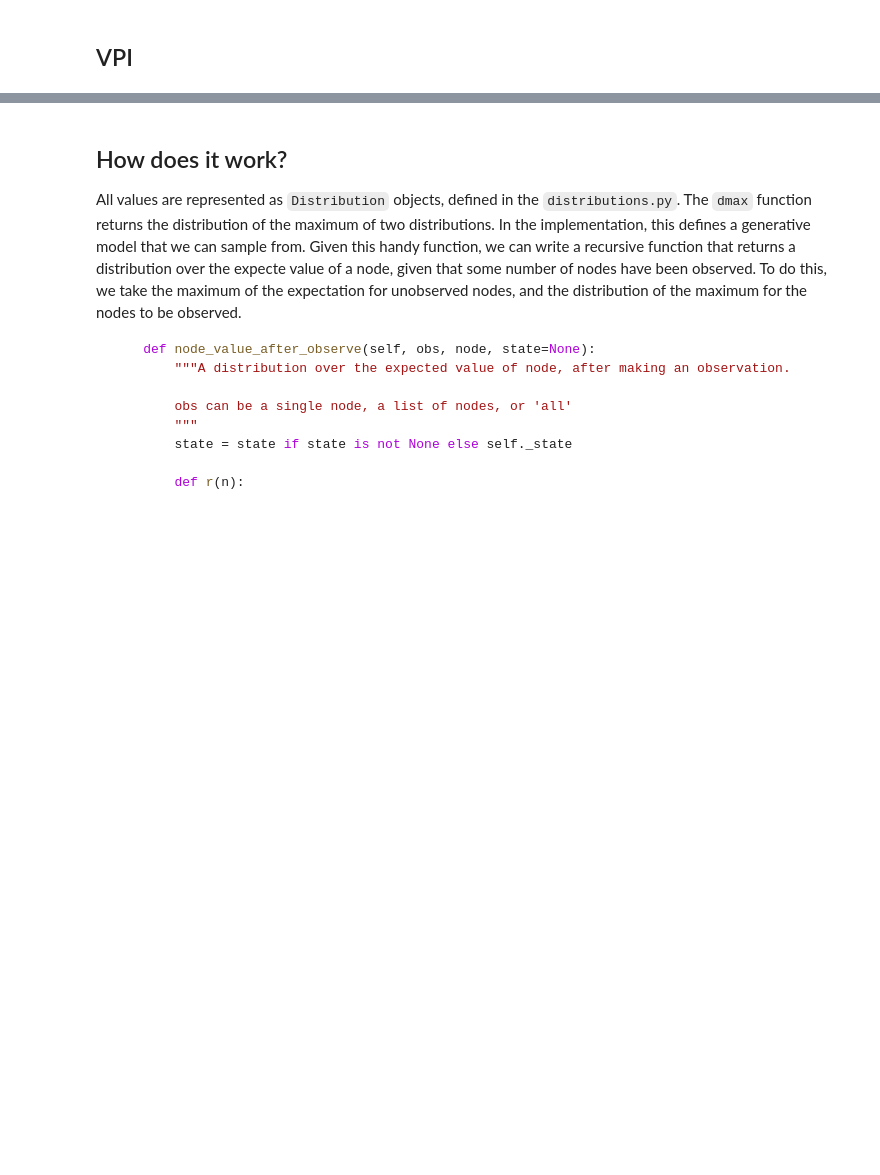
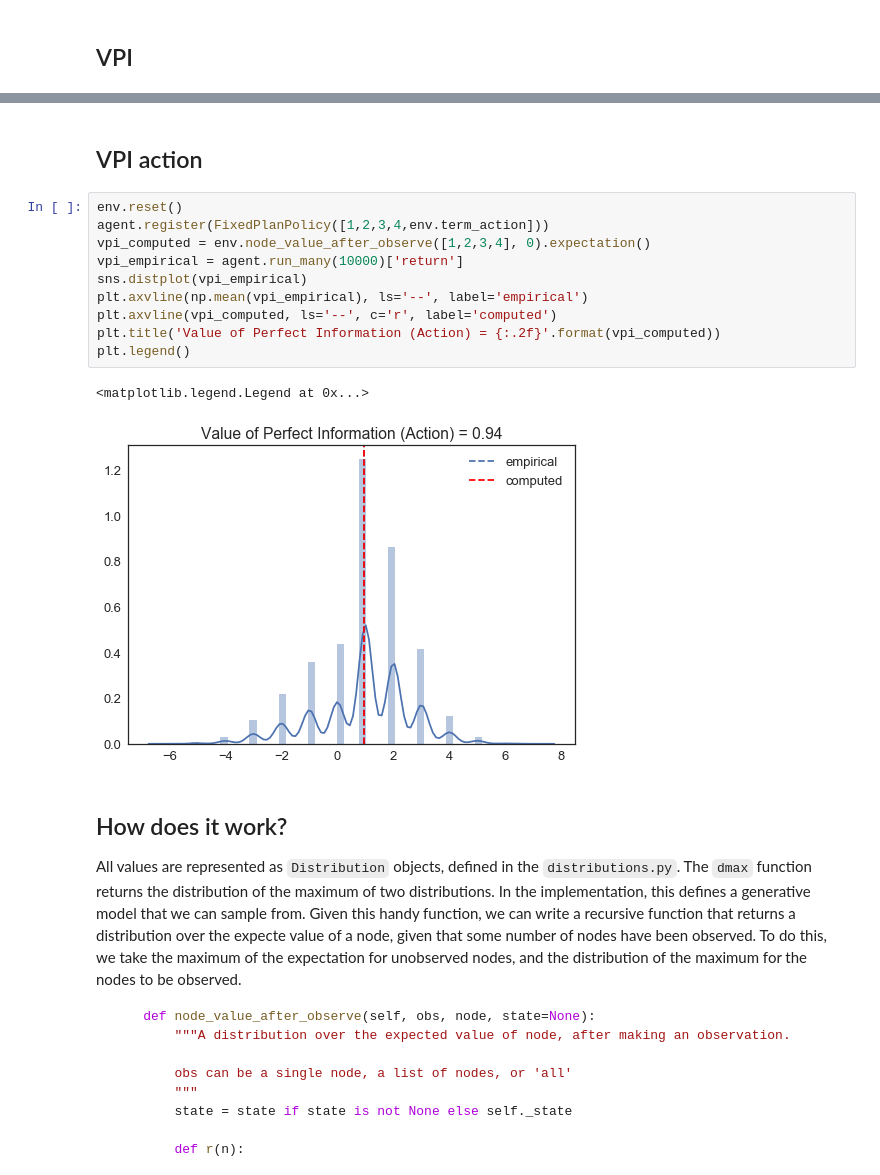
Before and after one commit to fredcallaway/gymrats, a Jupyter notebook: mouselab-vpi-voc.ipynb, the cells around one changed output, grey strips where cells are left out. Drawn from its saved outputs; the diff is of its cells as text; blank space fills up the shorter version.

```diff
--- a/mouselab-vpi-voc.ipynb
+++ b/mouselab-vpi-voc.ipynb
@@ -76,3 +92,18 @@ Wall time: 4.4 s
+# %% [markdown]
+## VPI action
+# %%
+env.reset()
+agent.register(FixedPlanPolicy([1,2,3,4,env.term_action]))
+vpi_computed = env.node_value_after_observe([1,2,3,4], 0).expectation()
+vpi_empirical = agent.run_many(10000)['return']
+sns.distplot(vpi_empirical)
+plt.axvline(np.mean(vpi_empirical), ls='--', label='empirical')
+plt.axvline(vpi_computed, ls='--', c='r', label='computed')
+plt.title('Value of Perfect Information (Action) = {:.2f}'.format(vpi_computed))
+plt.legend()
+# %% [output]
+<matplotlib.legend.Legend at 0x...>
+[figure, added]
 # %% [markdown]
 ## How does it work?
 All values are represented as `Distribution` objects, defined in the `distributions.py`.
```
Also changed, not shown: parts of 7 cells of this notebook, 2 other files.
